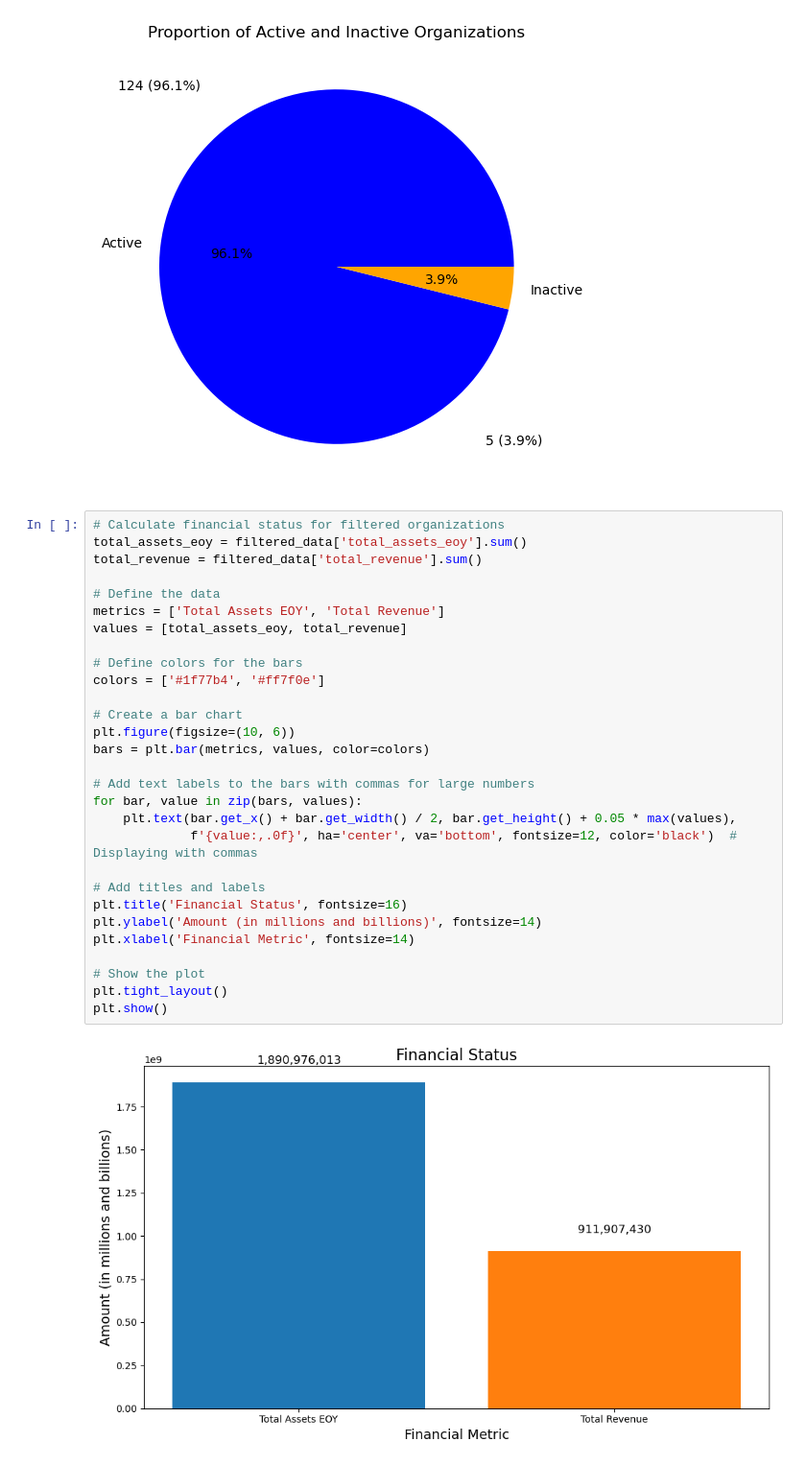
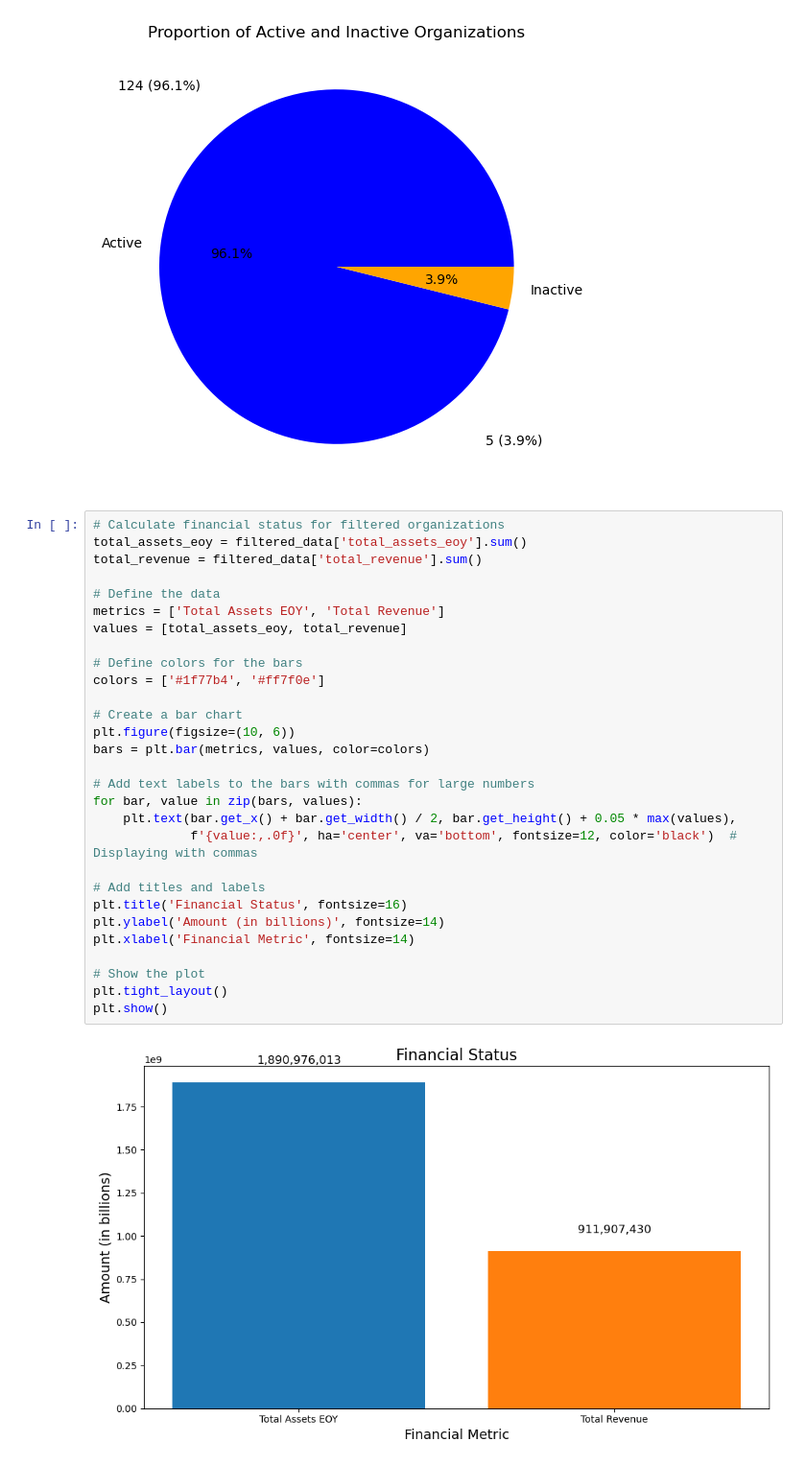
Before and after one commit to BU-Spark/ds-ncf-charitable-giving, a Jupyter notebook: sp24-team-b/Task1.ipynb, the cells around one changed output. Shown at 96% size. Saved outputs shown, nothing was run; the diff lists cells and outputs as text.

Commit message:
Updated task1
Deleted millions... :(

```diff
--- a/sp24-team-b/Task1.ipynb
+++ b/sp24-team-b/Task1.ipynb
@@ -267,31 +267,31 @@ plt.show()
 # %%
 # Calculate financial status for filtered organizations
 total_assets_eoy = filtered_data['total_assets_eoy'].sum()
 total_revenue = filtered_data['total_revenue'].sum()
 
 # Define the data
 metrics = ['Total Assets EOY', 'Total Revenue']
 values = [total_assets_eoy, total_revenue]
 
 # Define colors for the bars
 colors = ['#1f77b4', '#ff7f0e']
 
 # Create a bar chart
 plt.figure(figsize=(10, 6))
 bars = plt.bar(metrics, values, color=colors)
 
 # Add text labels to the bars with commas for large numbers
 for bar, value in zip(bars, values):
     plt.text(bar.get_x() + bar.get_width() / 2, bar.get_height() + 0.05 * max(values),
              f'{value:,.0f}', ha='center', va='bottom', fontsize=12, color='black')  # Displaying with commas
 
 # Add titles and labels
 plt.title('Financial Status', fontsize=16)
-plt.ylabel('Amount (in millions and billions)', fontsize=14)
+plt.ylabel('Amount (in billions)', fontsize=14)
 plt.xlabel('Financial Metric', fontsize=14)
 
 # Show the plot
 plt.tight_layout()
 plt.show()
 # %% [output]
-[figure, old version]
+[figure, new version]
```
